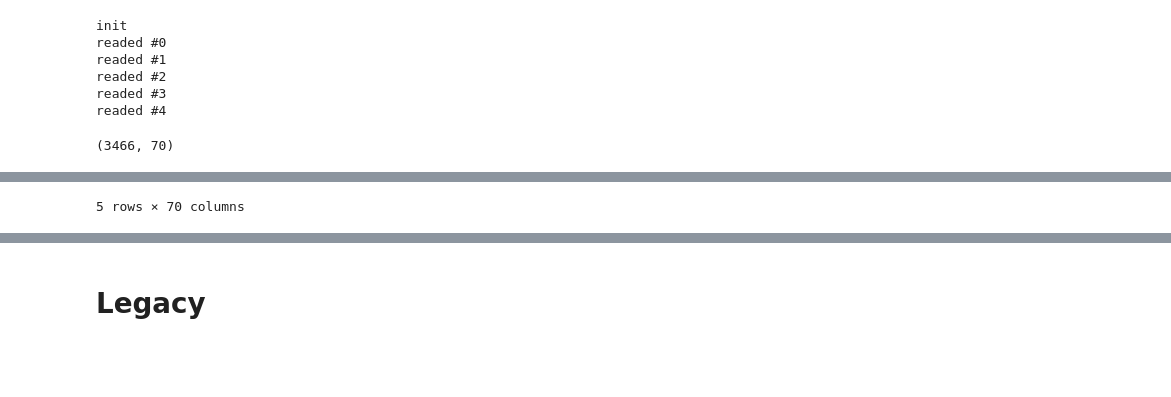
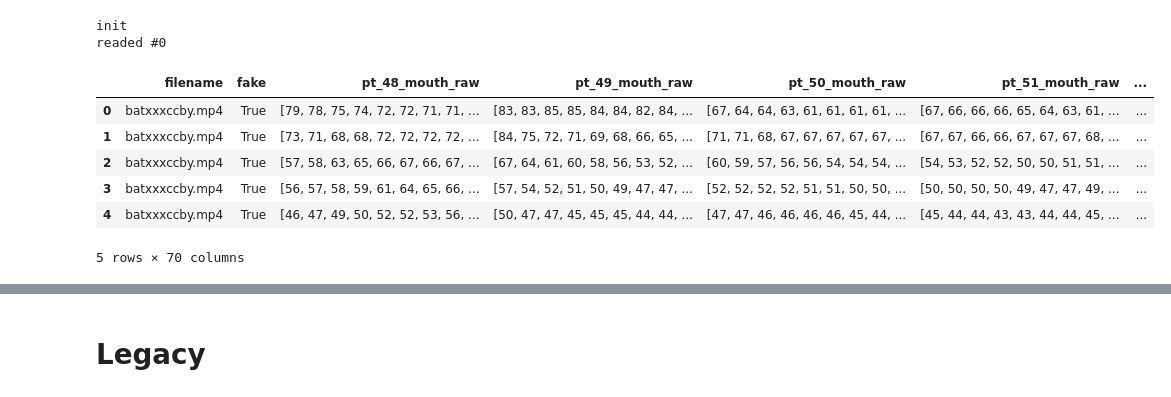
Before and after one commit to Trickster2038/BmstuDeepFake, a Jupyter notebook: notebook.ipynb, the cells around one changed output, grey strips where cells are left out. Drawn from its saved outputs; the diff is of its cells as text; code cells hidden in the pictures; blank space fills up the shorter version.

```diff
--- a/notebook.ipynb
+++ b/notebook.ipynb
@@ -4,27 +4,29 @@ import numpy as np
 # import seaborn as sns
 # %%
 print('init')
-df0 = pd.read_json("../dfdc_dataframes/dataframe_total_0_frame_10.json")
+df = pd.read_json("../deep_fake_src/dfdc_dataframes/dataframe_total_27_frame_10_lim100_offset100.json")
 print('readed #0')
-df1 = pd.read_json("../dfdc_dataframes/dataframe_total_1_frame_10.json")
-print('readed #1')
-df2 = pd.read_json("../dfdc_dataframes/dataframe_total_2_frame_10.json")
-print('readed #2')
-df3 = pd.read_json("../dfdc_dataframes/dataframe_total_3_frame_10.json")
-print('readed #3')
-df4 = pd.read_json("../dfdc_dataframes/dataframe_total_4_frame_10.json")
-print('readed #4')
+# df1 = pd.read_json("../dfdc_dataframes/dataframe_total_1_frame_10.json")
+# print('readed #1')
+# df2 = pd.read_json("../dfdc_dataframes/dataframe_total_2_frame_10.json")
+# print('readed #2')
+# df3 = pd.read_json("../dfdc_dataframes/dataframe_total_3_frame_10.json")
+# print('readed #3')
+# df4 = pd.read_json("../dfdc_dataframes/dataframe_total_4_frame_10.json")
+# print('readed #4')
 # %% [output]
 init
 readed #0
-readed #1
-readed #2
-readed #3
-readed #4
 # %%
-df = pd.concat([df0, df1, df2, df3, df4])
-df = df[df['overall_face_raw'].map(lambda x: len(x)) > 0]
-print(df.shape)
+# df = pd.concat([df0, df1, df2, df3, df4])
+# df = df[df['overall_face_raw'].map(lambda x: len(x)) > 0]
+# print(df.shape)
 df.head(5)
 # %% [output]
+|  | filename | fake | pt_48_mouth_raw | pt_49_mouth_raw | pt_50_mouth_raw | pt_51_mouth_raw | ... |
+| 0 | batxxxccby.mp4 | True | [79, 78, 75, 74, 72, 72, 71, 71, ... | [83, 83, 85, 85, 84, 84, 82, 84, ... | [67, 64, 64, 63, 61, 61, 61, 61, ... | [67, 66, 66, 66, 65, 64, 63, 61, ... | ... |
+| 1 | batxxxccby.mp4 | True | [73, 71, 68, 68, 72, 72, 72, 72, ... | [84, 75, 72, 71, 69, 68, 66, 65, ... | [71, 71, 68, 67, 67, 67, 67, 67, ... | [67, 67, 66, 66, 67, 67, 67, 68, ... | ... |
+| 2 | batxxxccby.mp4 | True | [57, 58, 63, 65, 66, 67, 66, 67, ... | [67, 64, 61, 60, 58, 56, 53, 52, ... | [60, 59, 57, 56, 56, 54, 54, 54, ... | [54, 53, 52, 52, 50, 50, 51, 51, ... | ... |
+| 3 | batxxxccby.mp4 | True | [56, 57, 58, 59, 61, 64, 65, 66, ... | [57, 54, 52, 51, 50, 49, 47, 47, ... | [52, 52, 52, 52, 51, 51, 50, 50, ... | [50, 50, 50, 50, 49, 47, 47, 49, ... | ... |
+| 4 | batxxxccby.mp4 | True | [46, 47, 49, 50, 52, 52, 53, 56, ... | [50, 47, 47, 45, 45, 45, 44, 44, ... | [47, 47, 46, 46, 46, 46, 45, 44, ... | [45, 44, 44, 43, 43, 44, 44, 45, ... | ... |
-(3466, 70)
+5 rows × 70 columns
@@ -37,4 +33,3 @@ df.head(5)
-5 rows × 70 columns
 # %%
 # ? check empty faces ?
 
```
Also changed, not shown: parts of 7 cells of this notebook, 3 other files.
